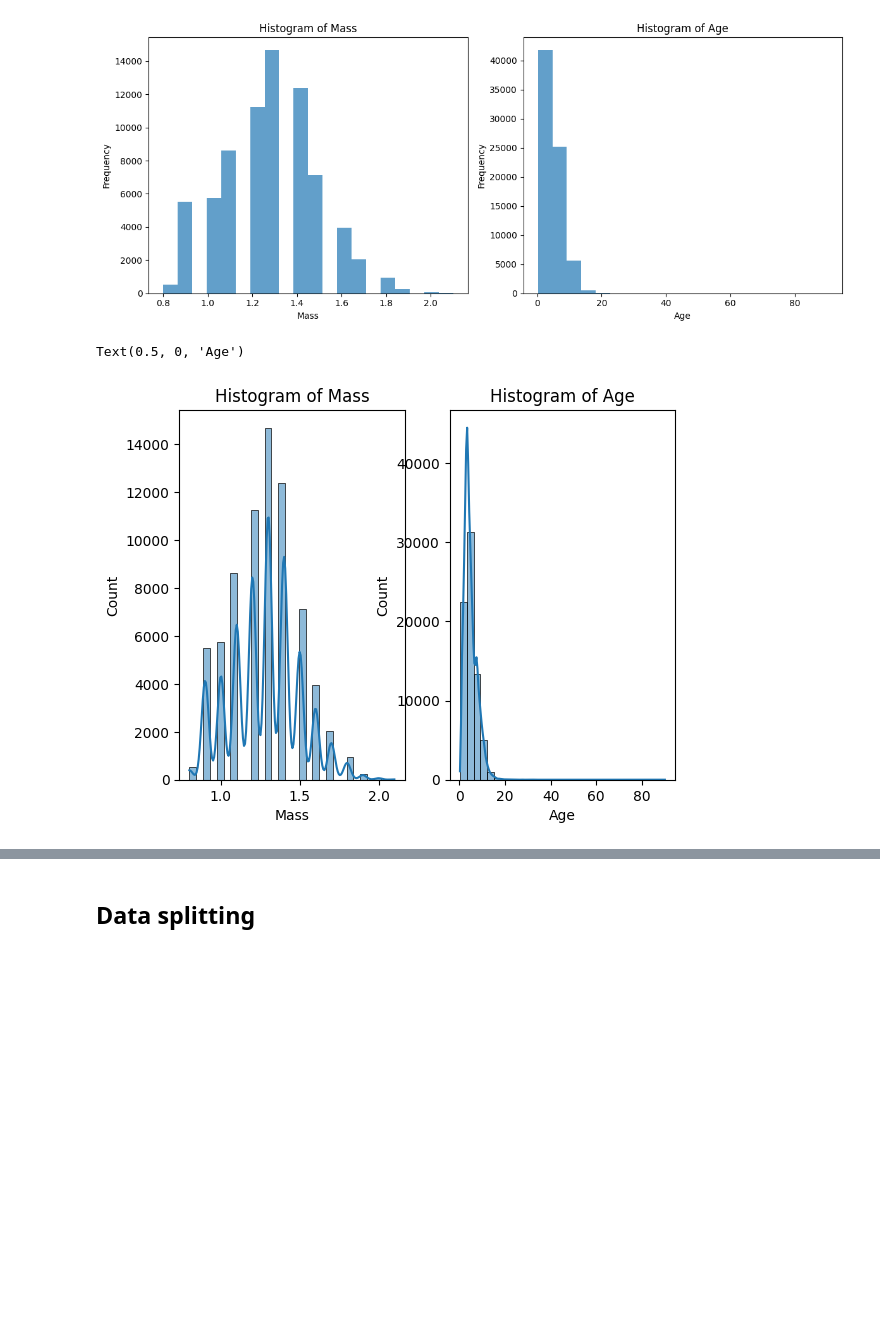
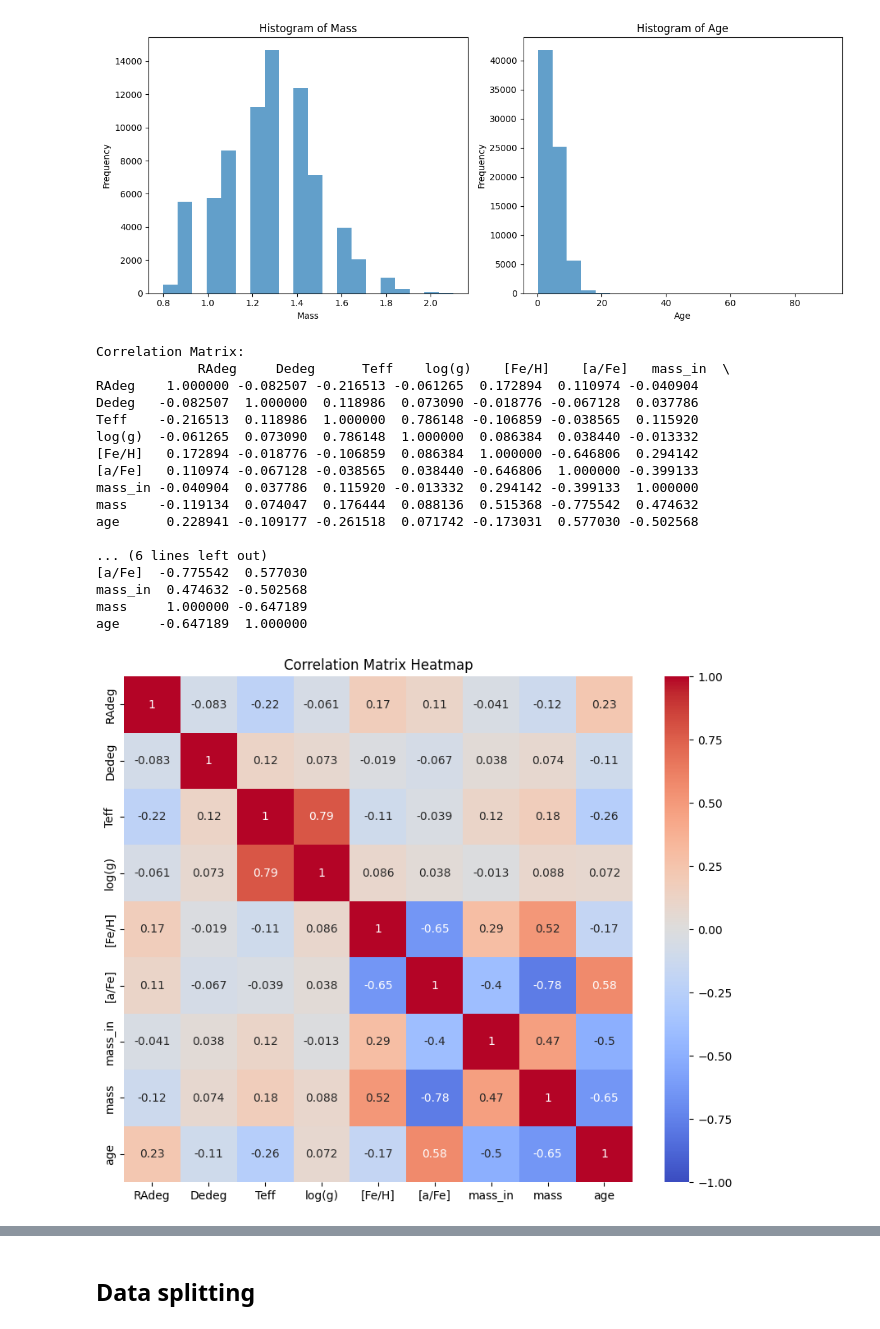
Before and after one commit to growingparticle/BootcampScrumTemplate, a Jupyter notebook: notebooks/lab_session_1.ipynb, the cells around one changed output, grey strips where cells are left out. Saved outputs shown, nothing was run; the diff lists cells and outputs as text; code cells hidden in the pictures; blank space fills up the shorter version.

```diff
--- a/notebooks/lab_session_1.ipynb
+++ b/notebooks/lab_session_1.ipynb
@@ -270,6 +270,37 @@ plt.show()
 # %% [output]
 [figure]
 # %%
+# https://www.geeksforgeeks.org/create-a-correlation-matrix-using-python/
+
+import seaborn as sns
+
+# The correlation matrix of the dataset
+correlation_matrix = df_planets.corr()
+
+# Print the correlation matrix
+print("Correlation Matrix:\n", correlation_matrix)
+
+# Visualize the correlation matrix as a heatmap
+plt.figure(figsize=(10, 8))
+sns.heatmap(correlation_matrix, annot=True, cmap="coolwarm", vmin=-1, vmax=1)
+plt.title("Correlation Matrix Heatmap")
+plt.show()
 # %% [output]
-Text(0.5, 0, 'Age')
+Correlation Matrix:
+             RAdeg     Dedeg      Teff    log(g)    [Fe/H]    [a/Fe]   mass_in  \
+RAdeg    1.000000 -0.082507 -0.216513 -0.061265  0.172894  0.110974 -0.040904
+Dedeg   -0.082507  1.000000  0.118986  0.073090 -0.018776 -0.067128  0.037786
+Teff    -0.216513  0.118986  1.000000  0.786148 -0.106859 -0.038565  0.115920
+log(g)  -0.061265  0.073090  0.786148  1.000000  0.086384  0.038440 -0.013332
+[Fe/H]   0.172894 -0.018776 -0.106859  0.086384  1.000000 -0.646806  0.294142
+[a/Fe]   0.110974 -0.067128 -0.038565  0.038440 -0.646806  1.000000 -0.399133
+mass_in -0.040904  0.037786  0.115920 -0.013332  0.294142 -0.399133  1.000000
+mass    -0.119134  0.074047  0.176444  0.088136  0.515368 -0.775542  0.474632
+age      0.228941 -0.109177 -0.261518  0.071742 -0.173031  0.577030 -0.502568
+
+... (6 lines left out)
+[a/Fe]  -0.775542  0.577030
+mass_in  0.474632 -0.502568
+mass     1.000000 -0.647189
+age     -0.647189  1.000000
-[figure, old version]
+[figure, new version]
```
Also changed, not shown: parts of 3 cells of this notebook.
